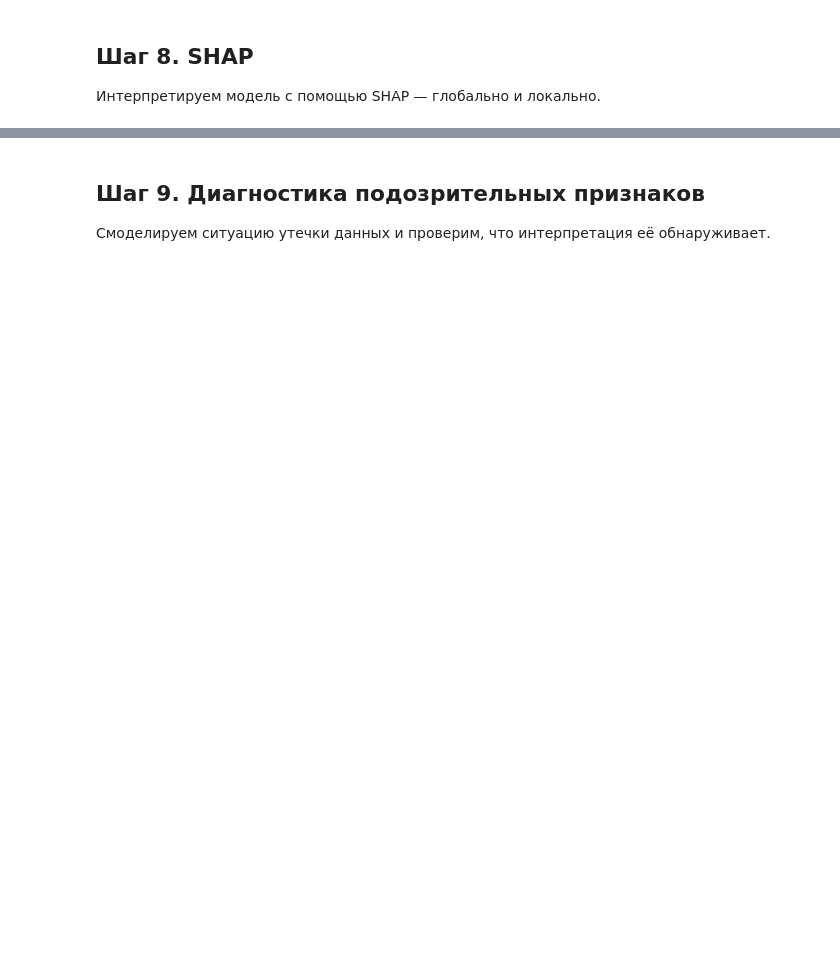
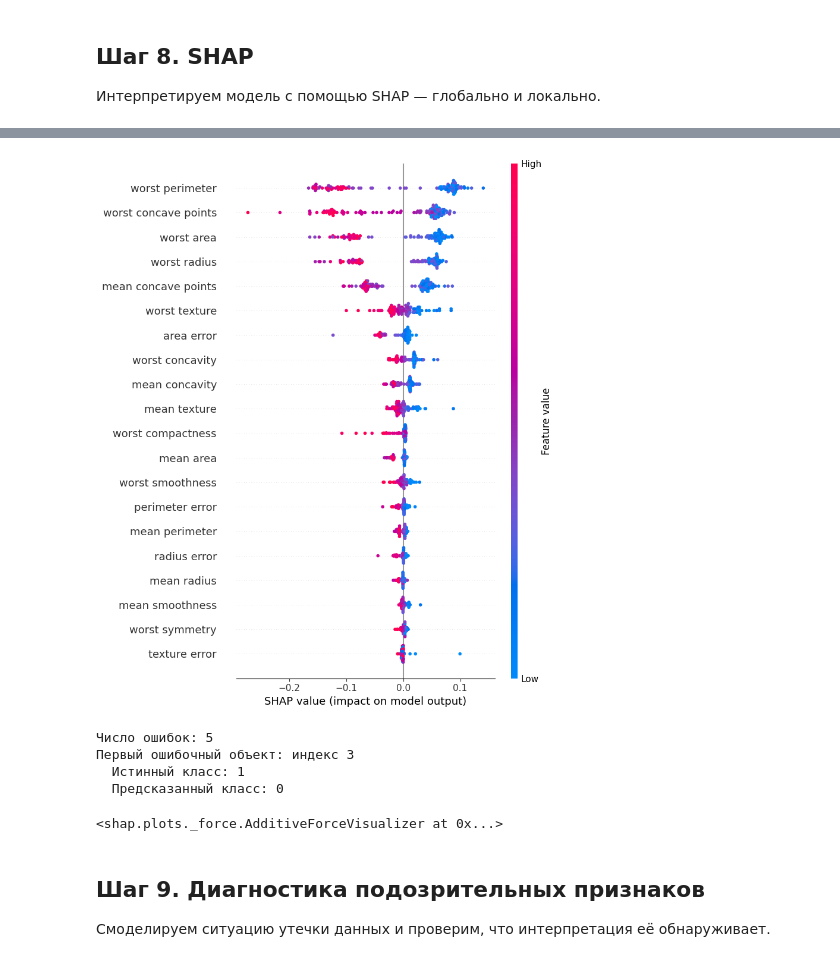
Before and after one commit to SYaroslav0/ml-yara-homework, a Jupyter notebook: hw11/hp_interp_practice_student.ipynb, the cells around one changed output, grey strips where cells are left out. Saved outputs shown, nothing was run; the diff lists cells and outputs as text; code cells hidden in the pictures; blank space fills up the shorter version.

```diff
--- a/hw11/hp_interp_practice_student.ipynb
+++ b/hw11/hp_interp_practice_student.ipynb
@@ -431,12 +498,19 @@ import shap
 # %%
 # ╔══════════════════════════════════════════════════════════════╗
 # ║  ЗАДАНИЕ 8б: Постройте summary plot                          ║
 # ║  Для мультикласса используйте shap_values[1] (класс 1)       ║
 # ║  Ответьте: какие признаки самые важные по SHAP?              ║
 # ║  Совпадает ли с PI из шага 6?                                ║
 # ╚══════════════════════════════════════════════════════════════╝
 
 # YOUR CODE HERE
+shap_values_class1 = shap_values[:, :, 1]
+
+#fig, ax = plt.subplots(1, 3, figsize=(15, 4))
+# YOUR CODE HERE
+sh.summary_plot(shap_values_class1, X_test)
+# %% [output]
+[figure, added]
 # %%
 # ╔══════════════════════════════════════════════════════════════╗
 # ║  ЗАДАНИЕ 8в: Найдите объект, на котором модель ошиблась      ║
@@ -453,7 +527,19 @@ print(f"  Истинный класс: {y_test.iloc[errors[0]]}")
 print(f"  Предсказанный класс: {y_pred_test[errors[0]]}")
 
 # YOUR CODE HERE
-# shap.force_plot(...)
+i = errors[0]
+x = X_test.iloc[i]
+sh.force_plot(
+    explainer.expected_value[1],
+    shap_values_class1[i],
+    x
+)
+# %% [output]
+Число ошибок: 5
+Первый ошибочный объект: индекс 3
+  Истинный класс: 1
+  Предсказанный класс: 0
+<shap.plots._force.AdditiveForceVisualizer at 0x...>
 # %% [markdown]
 ## Шаг 9. Диагностика подозрительных признаков
 
```
Also changed, not shown: parts of 13 cells of this notebook.
